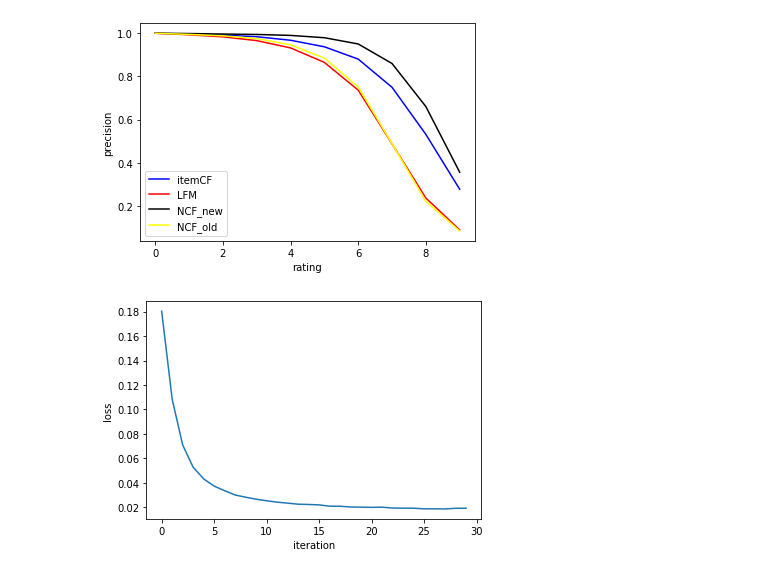
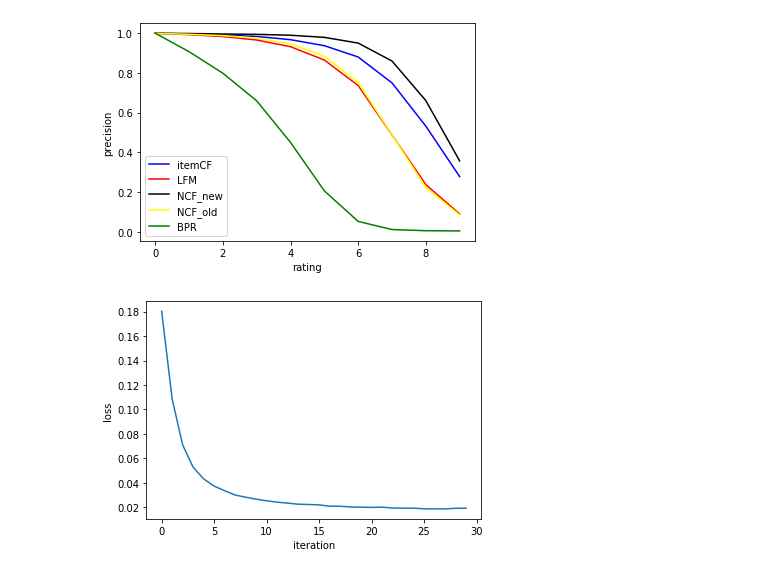
Before and after one commit to DruryXu/SCUthesis, a Jupyter notebook: data_analysis/data_analysis.ipynb, the cells around one changed output. Drawn from its saved outputs; the diff is of its cells as text; code cells hidden in the pictures.

```diff
--- a/data_analysis/data_analysis.ipynb
+++ b/data_analysis/data_analysis.ipynb
@@ -6,22 +6,24 @@ import seaborn as sns
 # %%
 itemCF = [1.0, 0.9962561157200595, 0.9911933631142311, 0.9838332269729845, 0.9675388215273345, 0.9372899383109978, 0.8802807913209957, 0.7497553711976175, 0.5318868325888109, 0.277898319506488]
 # item2vec = [0.43611111111111117, 0.43611111111111117, 0.43472222222222223, 0.4305555555555556, 0.4166666666666667, 0.3819444444444444, 0.30972222222222223, 0.18981481481481483, 0.09675925925925927, 0.033796296296296297]
 LFM = [1.0, 0.9927674962773878, 0.9833652414379922, 0.9658796000850883, 0.9320144650074453, 0.865049989363965, 0.7365241437991916, 0.48810891299723463, 0.23731121038077002, 0.08959795788130184]
 NCF_new = [1.0, 0.9985534992554778, 0.9962561157200597, 0.9943841735800895, 0.9899595830674325, 0.9792810040416934, 0.950393533290789, 0.859902148479047, 0.6607104871303978, 0.3569027866411402]
 NCF_old = [1.0, 0.9947245266964475, 0.9880450967879175, 0.9755371197617528, 0.9461391193363115, 0.8849181025313763, 0.7511167836630505, 0.48942778132312276, 0.22186768772601573, 0.08487555839183153]
+BPR = [1.0, 0.9069559668155712, 0.7984258668368431, 0.6593065305254201, 0.44981918740693466, 0.2057009146990002, 0.05207402680280791, 0.011231652839821315, 0.005360561582641991, 0.0043395022335673255]
 x_data = [i for i in range(10)]
 itemCF, = plt.plot(x_data, itemCF, color = 'blue')
 # item2vec, = plt.plot(x_data, item2vec, color = 'red')
 LFM, = plt.plot(x_data, LFM, color = 'red')
 NCF_new, = plt.plot(x_data, NCF_new, color = 'black')
 NCF_old, = plt.plot(x_data, NCF_old, color = 'yellow')
-plt.legend([itemCF, LFM, NCF_new, NCF_old], ['itemCF', 'LFM', 'NCF_new', 'NCF_old'])
+BPR, = plt.plot(x_data, BPR, color = "green")
+plt.legend([itemCF, LFM, NCF_new, NCF_old, BPR], ['itemCF', 'LFM', 'NCF_new', 'NCF_old', "BPR"])
 plt.xlabel("rating")
 plt.ylabel("precision")
 plt.savefig("precision.jpg")
 plt.show()
 # %% [output]
-[figure, old version]
+[figure, new version]
 # %%
 loss = [0.18030898087022273, 0.10848601644591498, 0.0709805096193708, 0.0527580640736663,
         0.043247173574194504, 0.03734086560867708, 0.0335774526962298, 0.030060293921356455,
```
Also changed, not shown: parts of 3 cells of this notebook, 6 other files.
